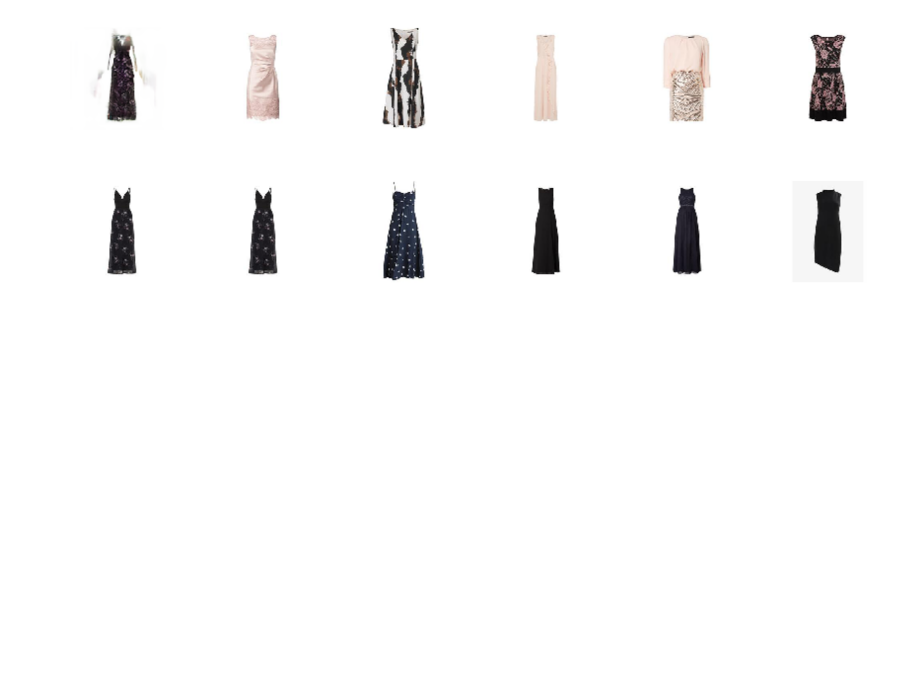
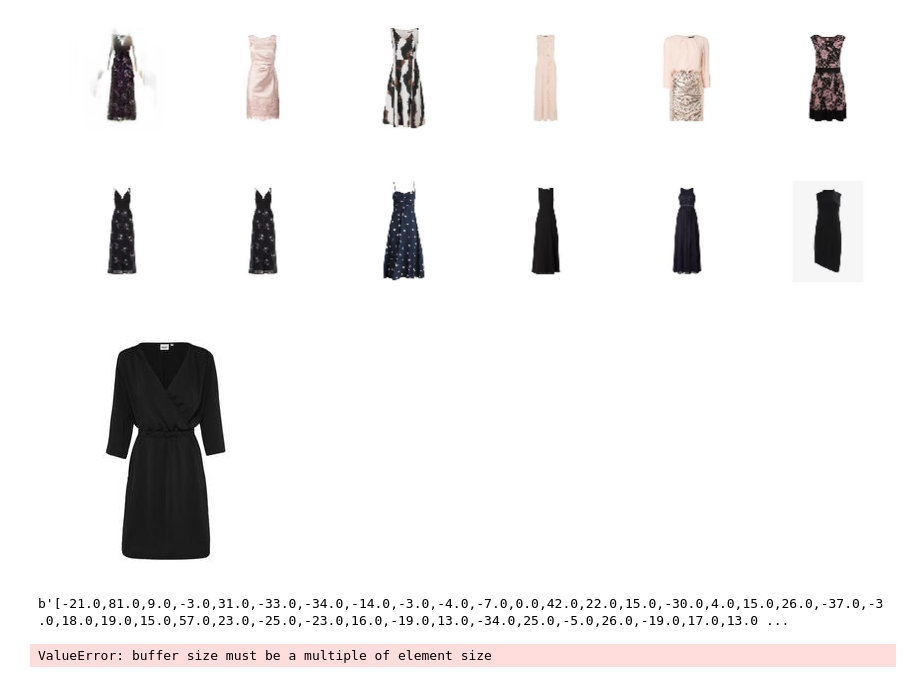
Before and after one commit to sonynka/fashion_gan, a Jupyter notebook: StarGAN.ipynb, the cells around one changed output. Cells and saved outputs as stored; diff of their text form; code cells hidden in the pictures; blank space fills up the shorter version.

```diff
--- a/StarGAN.ipynb
+++ b/StarGAN.ipynb
@@ -123,3 +123,9 @@ for i, idx in enumerate(best_idx):
     ax.imshow(img)
     ax.axis('off')
 plt.tight_layout()
+# %%
+img_path = './test_images/black_dress.jpg'
+img = Image.open(img_path)
+img
+# %% [output]
+[figure, added]
@@ -125,0 +134,8 @@ plt.tight_layout()
+# %%
+f
+# %% [output]
+b'[-21.0,81.0,9.0,-3.0,31.0,-33.0,-34.0,-14.0,-3.0,-4.0,-7.0,0.0,42.0,22.0,15.0,-30.0,4.0,15.0,26.0,-37.0,-3.0,18.0,19.0,15.0,57.0,23.0,-25.0,-23.0,16.0,-19.0,13.0,-34.0,25.0,-5.0,26.0,-19.0,17.0,13.0 ...
+# %%
+np.frombuffer(f).astype(np.float64)
+# %% [output]
+ValueError: buffer size must be a multiple of element size
```
Also changed, not shown: parts of 2 cells of this notebook, 5 other files.
